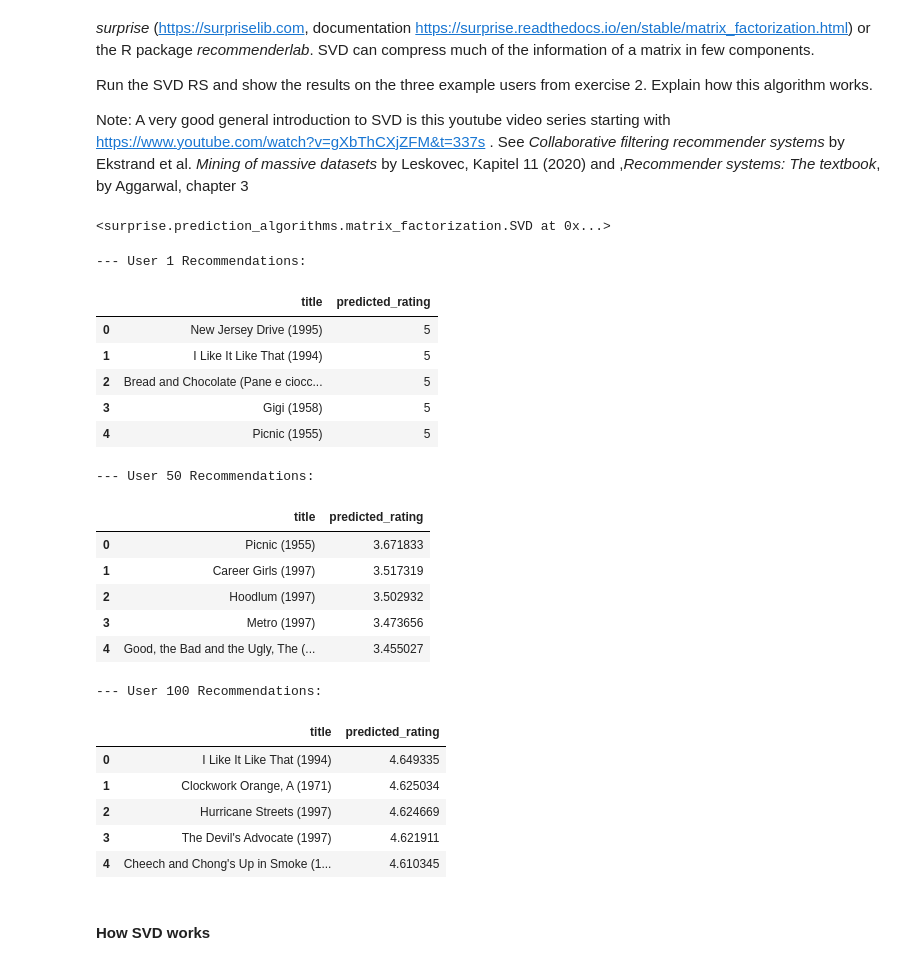
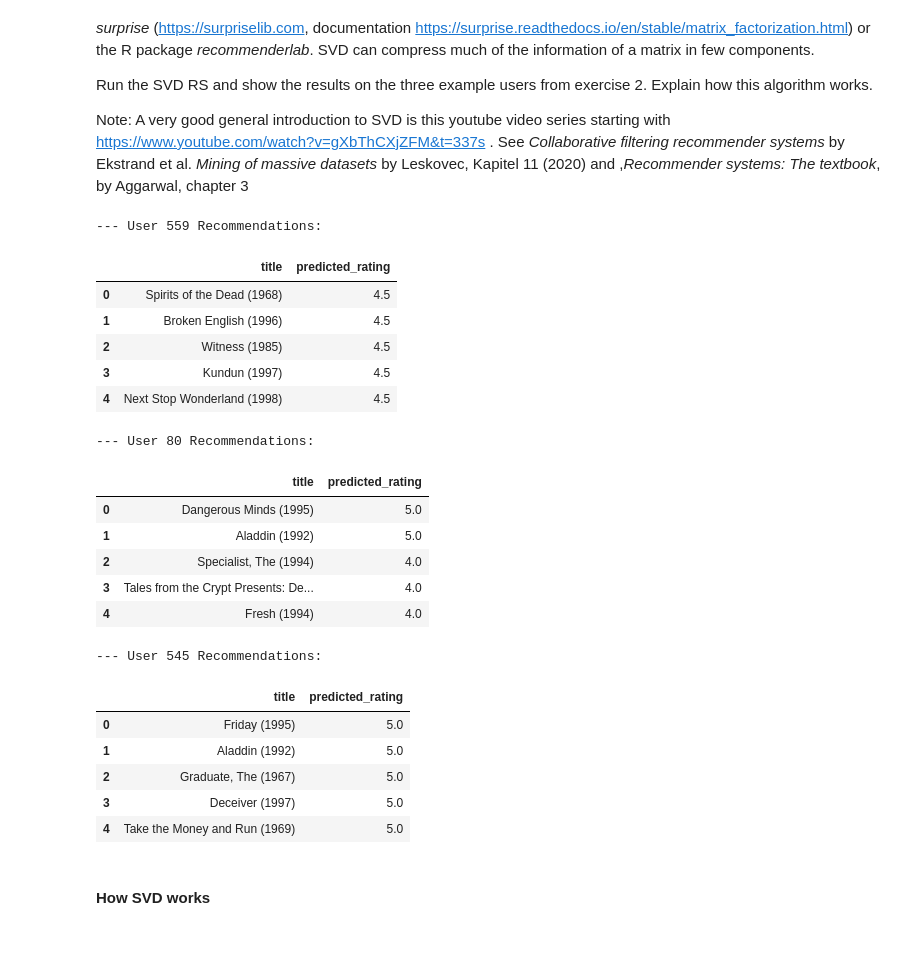
Before and after one commit to okaynils/fhnw-ds-rsy, a Jupyter notebook: MiniChallenge/RSY_ MiniChallenge_FS24.ipynb, the cells around one changed output. Saved outputs shown, nothing was run; the diff lists cells and outputs as text; code cells hidden in the pictures.

```diff
--- a/MiniChallenge/RSY_ MiniChallenge_FS24.ipynb
+++ b/MiniChallenge/RSY_ MiniChallenge_FS24.ipynb
@@ -322,9 +322,7 @@ Output the recommendations for three example users of your choice. Can you find
 # %% [markdown]
 #### Baseline Recommender System
 # %%
-from sklearn.base import BaseEstimator, RegressorMixin
-
-class BaselineRecommender(BaseEstimator, RegressorMixin):
+class BaselineRecommender():
     def __init__(self, beta_u=20, beta_i=20, top_n=20):
         self.beta_u = beta_u
         self.beta_i = beta_i
@@ -356,10 +354,8 @@ class BaselineRecommender(BaseEstimator, RegressorMixin):
 
         predictions = self.global_mean_ + b_u + b_i
 
-        # Copy the original ratings, respecting the given user and item indices
         original_ratings = self.X_[user_ids_adjusted, item_ids_adjusted]
 
-        # Update only the NaN entries with predictions
         unrated_mask = np.isnan(original_ratings)
         original_ratings[unrated_mask] = predictions[unrated_mask]
 
@@ -1071,18 +1057,3 @@ In this exercise we will use the unsupervised method *singular value decompositi
 Run the SVD RS and show the results on the three example users from exercise 2. Explain how this algorithm works.
 
 Note: A very good general introduction to SVD is this youtube video series starting with https://www.youtube.com/watch?v=gXbThCXjZFM&t=337s . See *Collaborative filtering recommender systems* by Ekstrand et al. *Mining of massive datasets* by Leskovec, Kapitel 11 (2020) and ,*Recommender systems: The textbook*, by Aggarwal, chapter 3
-# %%
-import pandas as pd
-from surprise import SVD, Dataset, Reader
-
-reader = Reader(rating_scale=(1, 5))
-
-data = user_item_matrix.stack().reset_index()
-data = data.rename(columns={0: 'rating'})
-
-data = Dataset.load_from_df(data[['userId', 'movieId', 'rating']], reader)
-
-svd = SVD(n_factors=50, random_state=1337)
-svd.fit(data.build_full_trainset())
-# %% [output]
-<surprise.prediction_algorithms.matrix_factorization.SVD at 0x...>
@@ -1089,42 +1101,47 @@ svd.fit(data.build_full_trainset())
 # %%
-user_ids = [1, 50, 100]
+np.random.seed(1337)
+
+user_ids = np.random.choice(user_item_matrix.shape[0], 3, replace=False)
+
+svd = SVDRecommender(n_factors=50, random_state=1337)
+svd.fit(user_item_matrix.values)
 
 for user_id in user_ids:
     recommendations = []
 
     print(f"--- User {user_id} Recommendations:")
-    for movie_id in range(1, user_item_matrix.shape[1] + 1):
+    for movie_id in range(1, user_item_matrix.shape[1]):
         if np.isnan(user_item_matrix.values[user_id - 1, movie_id - 1]):
-            recommendations.append((movie_id, svd.predict(user_id, movie_id).est))
+            recommendations.append((movie_id, svd.predict(user_id, movie_id)))
     recommendations.sort(key=lambda x: x[1], reverse=True)
     df_svd_recs = pd.DataFrame(recommendations[:5], columns=['movieId', 'predicted_rating'])
     df_svd_recs = pd.merge(df_svd_recs, df_movies, how='inner', left_on='movieId', right_on='movieId_seq')
 
     display(df_svd_recs[['title', 'predicted_rating']])
 
     print()
 # %% [output]
---- User 1 Recommendations:
+--- User 559 Recommendations:
 |  | title | predicted_rating |
-| 0 | New Jersey Drive (1995) | 5 |
-| 1 | I Like It Like That (1994) | 5 |
-| 2 | Bread and Chocolate (Pane e ciocc... | 5 |
-| 3 | Gigi (1958) | 5 |
-| 4 | Picnic (1955) | 5 |
+| 0 | Spirits of the Dead (1968) | 4.5 |
+| 1 | Broken English (1996) | 4.5 |
+| 2 | Witness (1985) | 4.5 |
+| 3 | Kundun (1997) | 4.5 |
+| 4 | Next Stop Wonderland (1998) | 4.5 |
---- User 50 Recommendations:
+--- User 80 Recommendations:
 |  | title | predicted_rating |
-| 0 | Picnic (1955) | 3.671833 |
-| 1 | Career Girls (1997) | 3.517319 |
-| 2 | Hoodlum (1997) | 3.502932 |
-| 3 | Metro (1997) | 3.473656 |
-| 4 | Good, the Bad and the Ugly, The (... | 3.455027 |
+| 0 | Dangerous Minds (1995) | 5.0 |
+| 1 | Aladdin (1992) | 5.0 |
+| 2 | Specialist, The (1994) | 4.0 |
+| 3 | Tales from the Crypt Presents: De... | 4.0 |
+| 4 | Fresh (1994) | 4.0 |
---- User 100 Recommendations:
+--- User 545 Recommendations:
 |  | title | predicted_rating |
-| 0 | I Like It Like That (1994) | 4.649335 |
-| 1 | Clockwork Orange, A (1971) | 4.625034 |
-| 2 | Hurricane Streets (1997) | 4.624669 |
-| 3 | The Devil's Advocate (1997) | 4.621911 |
-| 4 | Cheech and Chong's Up in Smoke (1... | 4.610345 |
+| 0 | Friday (1995) | 5.0 |
+| 1 | Aladdin (1992) | 5.0 |
+| 2 | Graduate, The (1967) | 5.0 |
+| 3 | Deceiver (1997) | 5.0 |
+| 4 | Take the Money and Run (1969) | 5.0 |
 # %% [markdown]
 #### How SVD works
 # %% [markdown]
```
Also changed, not shown: parts of 35 cells of this notebook.
